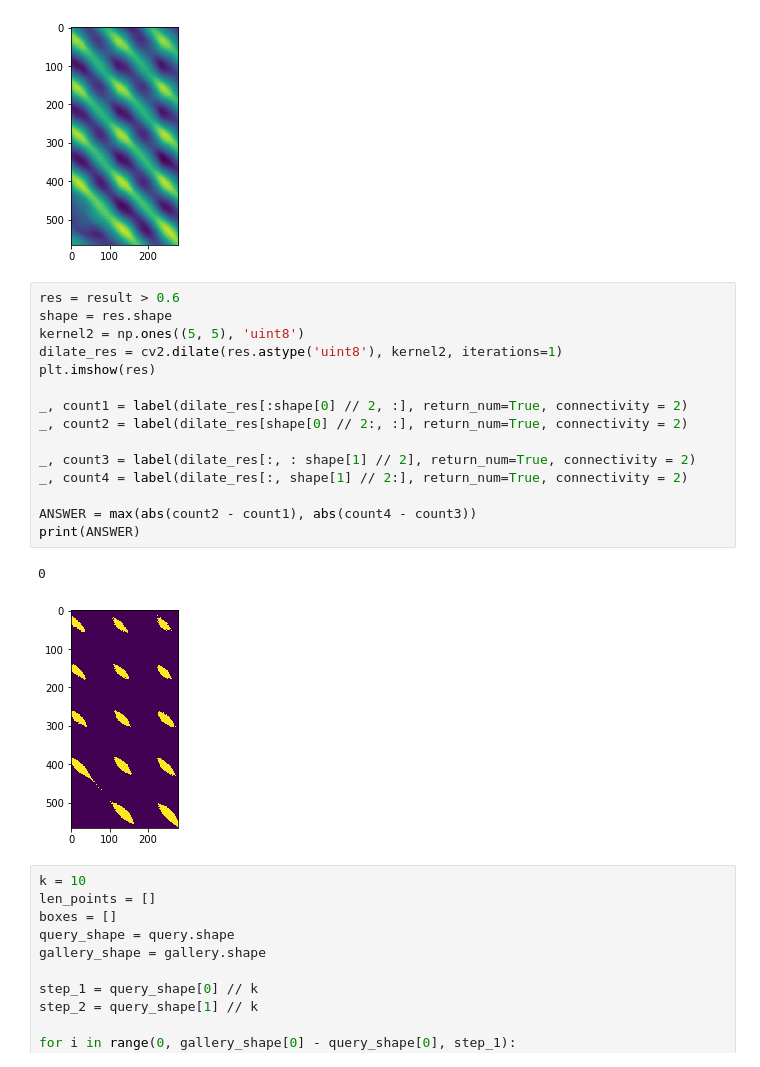
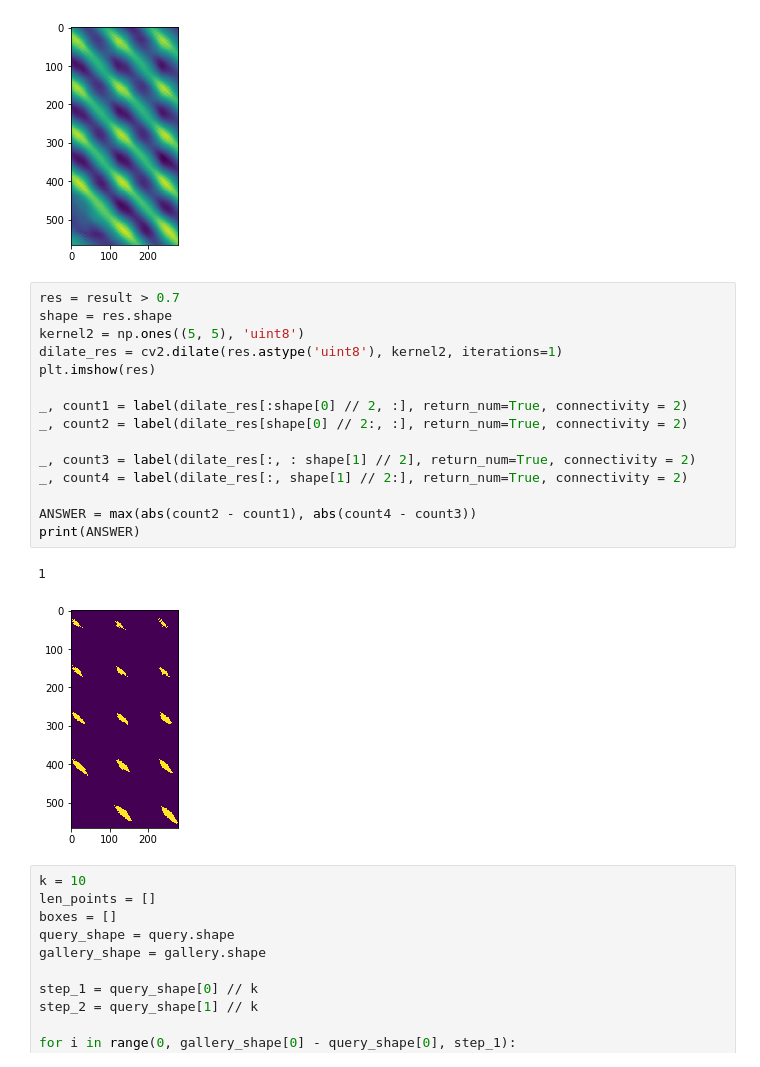
Before and after one commit to vivasilev/SkCVNotesClassifier, a Jupyter notebook: Pills detection.ipynb, the cells around one changed output. Drawn from its saved outputs; the diff is of its cells as text.

```diff
--- a/Pills detection.ipynb
+++ b/Pills detection.ipynb
@@ -137,23 +137,23 @@ plt.imshow(result)
 <matplotlib.image.AxesImage at 0x...>
 [figure]
 # %%
-res = result > 0.6
+res = result > 0.7
 shape = res.shape
 kernel2 = np.ones((5, 5), 'uint8')
 dilate_res = cv2.dilate(res.astype('uint8'), kernel2, iterations=1)
 plt.imshow(res)
 
 _, count1 = label(dilate_res[:shape[0] // 2, :], return_num=True, connectivity = 2)
 _, count2 = label(dilate_res[shape[0] // 2:, :], return_num=True, connectivity = 2)
 
 _, count3 = label(dilate_res[:, : shape[1] // 2], return_num=True, connectivity = 2)
 _, count4 = label(dilate_res[:, shape[1] // 2:], return_num=True, connectivity = 2)
 
 ANSWER = max(abs(count2 - count1), abs(count4 - count3))
 print(ANSWER)
 # %% [output]
-0
+1
-[figure, old version]
+[figure, new version]
 # %%
 k = 10
 len_points = []
```
